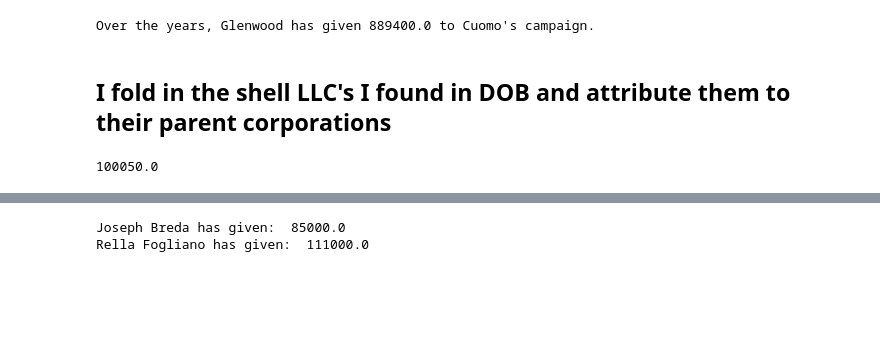
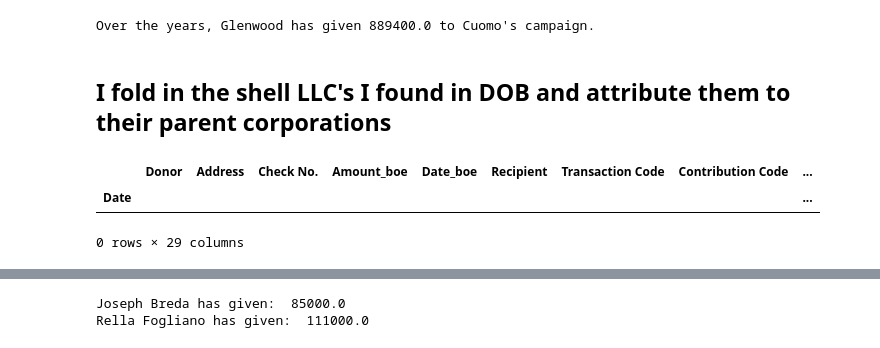
Before and after one commit to kromreig/warchest_cuomo_indy, a Jupyter notebook: Cuomo_Campaign_Finance.ipynb, the cells around one changed output, grey strips where cells are left out. Saved outputs shown, nothing was run; the diff lists cells and outputs as text; code cells hidden in the pictures; blank space fills up the shorter version.

```diff
--- a/Cuomo_Campaign_Finance.ipynb
+++ b/Cuomo_Campaign_Finance.ipynb
@@ -134,6 +134,12 @@ df_warchest.loc[df_warchest['Donor']=="STV", 'Parent_Org_or_Employer']='STV Inco
 
 df_warchest.loc[df_warchest['Address']=='205 W WELSH DR DOUGLASSVILLE, PA, 19518', 'Parent_Org_or_Employer'] = 'STV Incorporated'
 df_warchest.loc[df_warchest['Address']=='205 W WELSH DR DOUGLASSVILLE, PA, 19518', 'General_Industry']='Construction Services'
+df_warchest.loc[df_warchest['Donor']=='MILO RIVERSO', 'Parent_Org_or_Employer'] = 'STV Incorporated'
+df_warchest.loc[df_warchest['Donor']=='MILO RIVERSO', 'General_Industry']='Construction Services'
+df_warchest.loc[df_warchest['Donor']=='DOMINICK SERVEDIO', 'Parent_Org_or_Employer'] = 'STV Incorporated'
+df_warchest.loc[df_warchest['Donor']=='DOMINICK SERVEDIO', 'General_Industry']='Construction Services'
+df_warchest.loc[df_warchest['Donor']=='WILLIAM MATTS', 'Parent_Org_or_Employer'] = 'STV Incorporated'
+df_warchest.loc[df_warchest['Donor']=='WILLIAM MATTS', 'General_Industry']='Construction Services'
 
 #Project Compassion
 df_warchest.loc[df_warchest['Address']=='STE 146 11315 RANCHO BERNARDO RD SAN DIEGO, CA, 92127', 'General_Industry']='Nonprofit Institutions'
@@ -302,13 +308,15 @@ for clov in clover:
 # %%
 rec_df=df_warchest['2017-01-01':]
 rec_df[rec_df['General_Industry'] == 'Uncoded'].groupby('Address')['Amount_boe'].sum().sort_values(ascending=False)
 #rec_df[(rec_df['Date_boe']=='05/30/2017')&(rec_df['General_Industry'] == 'Uncoded')].sort_values(by='Amount_boe', ascending=False)
 df_warchest[df_warchest['Donor'].str.contains("JORGE", na=False)]
-df_warchest[df_warchest['Address'].str.contains("10 SULTAN", na=False)]
+df_warchest[df_warchest['Address'].str.contains("5 DORCHESTER DRIVE", na=False)]
 #rec_df[rec_df['Date_boe']=='01/09/2017'].sort_values(by='Amount_boe', ascending=False)
-df_warchest[df_warchest['Parent_Org_or_Employer']=='Steiner Equities Group']['Amount_boe'].sum()
+df_warchest[df_warchest['Donor'].str.contains("KNIPE", na=False)]
 # %% [output]
+|  | Donor | Address | Check No. | Amount_boe | Date_boe | Recipient | Transaction Code | Contribution Code | ... |
+| Date |  |  |  |  |  |  |  |  | ... |
-100050.0
+0 rows × 29 columns
 # %% [markdown]
 ## Project Compassion NY LLC
 - gave a one-time contribution of $50,000 on 12/13/2017
```
Also changed, not shown: parts of 1 cell of this notebook.
